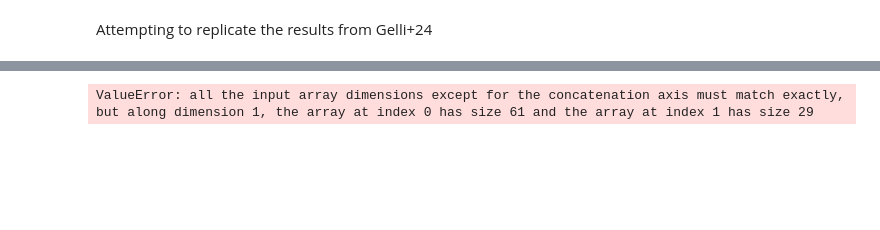
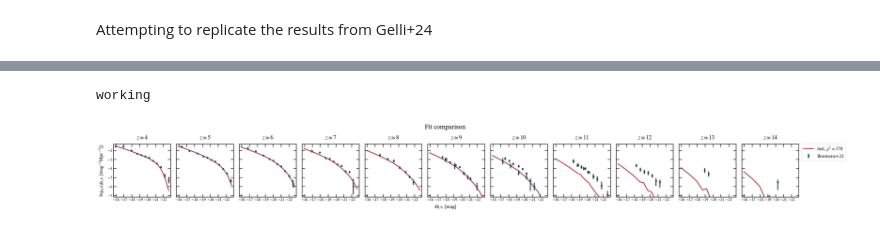
Before and after one commit to ebregou/modeling_stochasticity, a Jupyter notebook: notebooks/replicate_Gelli24.ipynb, the cells around one changed output, grey strips where cells are left out. Cells and saved outputs as stored; diff of their text form; code cells hidden in the pictures; blank space fills up the shorter version.

```diff
--- a/notebooks/replicate_Gelli24.ipynb
+++ b/notebooks/replicate_Gelli24.ipynb
@@ -20,4 +12,4 @@ def read_data(file_names):
 # %%
-read_data(['/Users/eb35267/Desktop/code/home/data/Bouwens2021_GAL.txt', '/Users/eb35267/Desktop/code/home/data/Donnan24_GAL.txt'])
+file_names = ['/Users/eb35267/Desktop/code/home/data/Bouwens2021_fixed.txt',
+                       '/Users/eb35267/Desktop/code/home/data/Donnan24_GAL.txt',
+                      '/Users/eb35267/Desktop/code/home/data/Mcleod_24.txt']
-# %% [output]
-ValueError: all the input array dimensions except for the concatenation axis must match exactly, but along dimension 1, the array at index 0 has size 61 and the array at index 1 has size 29
@@ -41,2 +18,10 @@ new = np.hstack((datBouw21, -datBouw21[:,-1].reshape(-1,1)))
+# %%
+best_fits = [[0.69, 0.01, -0.36, 0.11, 12.08, 0.07, -0.91, -0.01, 0.55, -0.05, -0.14]]
+# %%
+importlib.reload(eplots)
+Plotting = eplots.Plotting()
 # %%
-np.savetxt('/Users/eb35267/Desktop/code/home/data/Bouwens2021_fixed.txt', new, fmt='%.4e', delimiter = '     ')
+test_plot = Plotting.compare_fits(file_names, best_fits, ['test'])
+# %% [output]
+working
+[figure, added]
```
Also changed, not shown: parts of 11 cells of this notebook, 10 other files.
